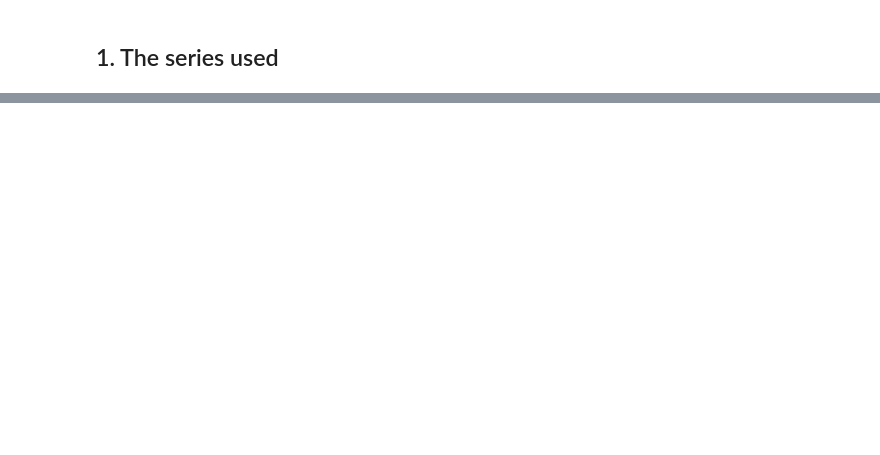
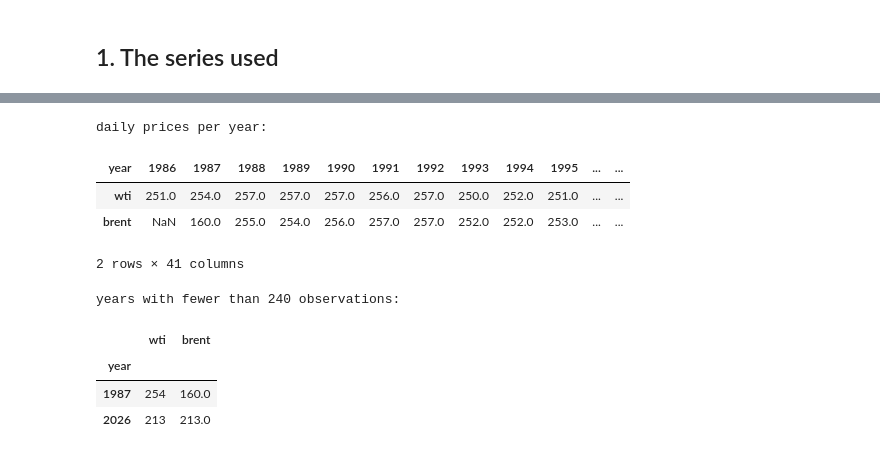
Before and after one commit to yaz212id/ADA-project, a Jupyter notebook: notebooks/01_download_data.ipynb, the cells around one changed output, grey strips where cells are left out. Drawn from its saved outputs; the diff is of its cells as text; code cells hidden in the pictures; blank space fills up the shorter version.

```diff
--- a/notebooks/01_download_data.ipynb
+++ b/notebooks/01_download_data.ipynb
@@ -49,0 +171,19 @@ converted
+# %%
+counts = pd.concat([observations_per_year("wti"), observations_per_year("brent")], axis=1)
+print("daily prices per year:")
+display(counts.T)
+
+low = counts[(counts < 240).any(axis=1)]
+print("\nyears with fewer than 240 observations:")
+display(low if not low.empty else "none")
+# %% [output]
+daily prices per year:
+| year | 1986 | 1987 | 1988 | 1989 | 1990 | 1991 | 1992 | 1993 | 1994 | 1995 | ... | ... |
+| wti | 251.0 | 254.0 | 257.0 | 257.0 | 257.0 | 256.0 | 257.0 | 250.0 | 252.0 | 251.0 | ... | ... |
+| brent | NaN | 160.0 | 255.0 | 254.0 | 256.0 | 257.0 | 257.0 | 252.0 | 252.0 | 253.0 | ... | ... |
+2 rows × 41 columns
+years with fewer than 240 observations:
+|  | wti | brent |
+| year |  |  |
+| 1987 | 254 | 160.0 |
+| 2026 | 213 | 213.0 |
```
Also changed, not shown: parts of 23 cells of this notebook, 9 other files.
